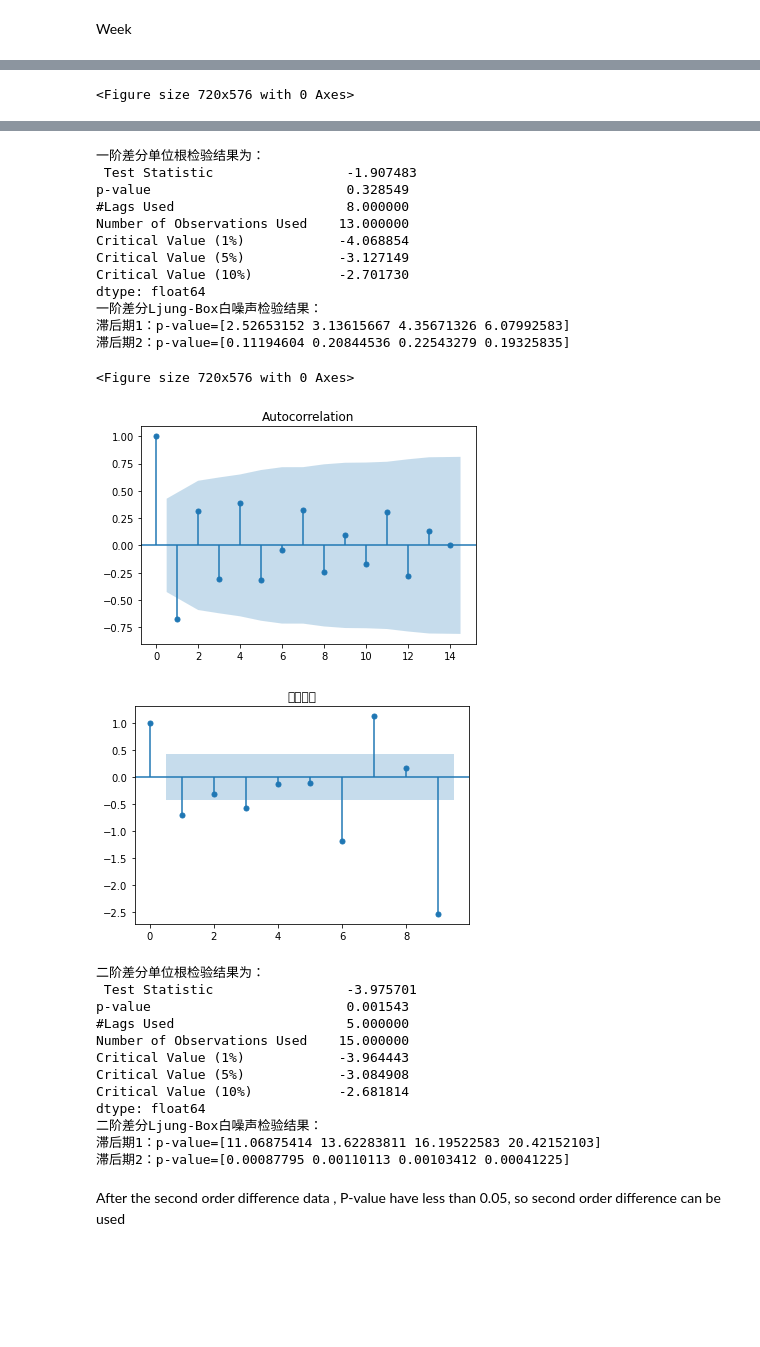
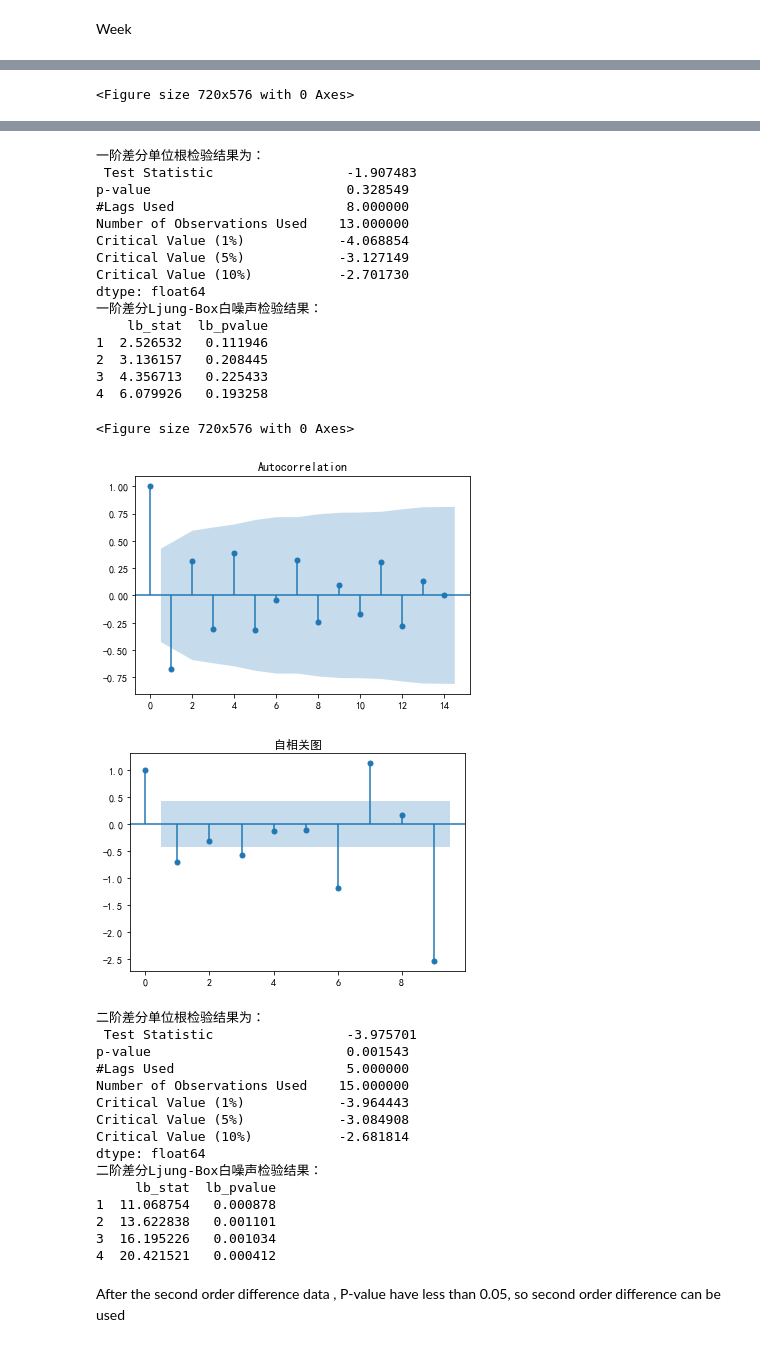
Before and after one commit to TobeMagic/Awesome-Data-Mining-Notebook, a Jupyter notebook: 数据挖掘笔记本&案例/案例/基于时间序列分析的自动售货机销售数据分析与应用/实验代码/基于数据赋能的自动售货机销售决策分析与研究_预测_聚类.ipynb, the cells around one changed output, grey strips where cells are left out. Cells and saved outputs as stored; diff of their text form; code cells hidden in the pictures; blank space fills up the shorter version.

```diff
--- a/数据挖掘笔记本&案例/案例/基于时间序列分析的自动售货机销售数据分析与应用/实验代码/基于数据赋能的自动售货机销售决策分析与研究_预测_聚类.ipynb
+++ b/数据挖掘笔记本&案例/案例/基于时间序列分析的自动售货机销售数据分析与应用/实验代码/基于数据赋能的自动售货机销售决策分析与研究_预测_聚类.ipynb
@@ -510,14 +510,12 @@ draw_acf_pcf(data_w_T1)
 print('一阶差分单位根检验结果为：\n', testStationarity(data_w_T1))
 # 白噪声检验
 print("一阶差分Ljung-Box白噪声检验结果：")
-for lag, p in enumerate(acorr_ljungbox(data_w_T1, lags=4)):
-    print(f"滞后期{lag+1}：p-value={p}")
+print(acorr_ljungbox(data_w_T1, lags=4,return_df=True))
 # 差分自相关
 draw_acf_pcf(data_w_T2)
 # 差分单位根检验
 print('二阶差分单位根检验结果为：\n', testStationarity(data_w_T2))
 # 白噪声检验
 print("二阶差分Ljung-Box白噪声检验结果：")
-for lag, p in enumerate(acorr_ljungbox(data_w_T2, lags=4)):
-    print(f"滞后期{lag+1}：p-value={p}")
+print(acorr_ljungbox(data_w_T2, lags=4,return_df=True))
 # %% [output]
@@ -528,18 +526,21 @@ for lag, p in enumerate(acorr_ljungbox(data_w_T2, lags=4)):
 一阶差分单位根检验结果为：
  Test Statistic                 -1.907483
 p-value                         0.328549
 #Lags Used                      8.000000
 Number of Observations Used    13.000000
 Critical Value (1%)            -4.068854
 Critical Value (5%)            -3.127149
 Critical Value (10%)           -2.701730
 dtype: float64
 一阶差分Ljung-Box白噪声检验结果：
-滞后期1：p-value=[2.52653152 3.13615667 4.35671326 6.07992583]
-滞后期2：p-value=[0.11194604 0.20844536 0.22543279 0.19325835]
+    lb_stat  lb_pvalue
+1  2.526532   0.111946
+2  3.136157   0.208445
+3  4.356713   0.225433
+4  6.079926   0.193258
 <Figure size 720x576 with 0 Axes>
-[figure, old version]
+[figure, new version]
-[figure, old version]
+[figure, new version]
 二阶差分单位根检验结果为：
  Test Statistic                 -3.975701
 p-value                         0.001543
@@ -550,8 +551,11 @@ Critical Value (5%)            -3.084908
 Critical Value (10%)           -2.681814
 dtype: float64
 二阶差分Ljung-Box白噪声检验结果：
-滞后期1：p-value=[11.06875414 13.62283811 16.19522583 20.42152103]
-滞后期2：p-value=[0.00087795 0.00110113 0.00103412 0.00041225]
+     lb_stat  lb_pvalue
+1  11.068754   0.000878
+2  13.622838   0.001101
+3  16.195226   0.001034
+4  20.421521   0.000412
 # %% [markdown]
 After the second order difference data , P-value have less than 0.05, so second order difference can be used
 # %%
```
Also changed, not shown: parts of 20 cells of this notebook, 6 other files.
